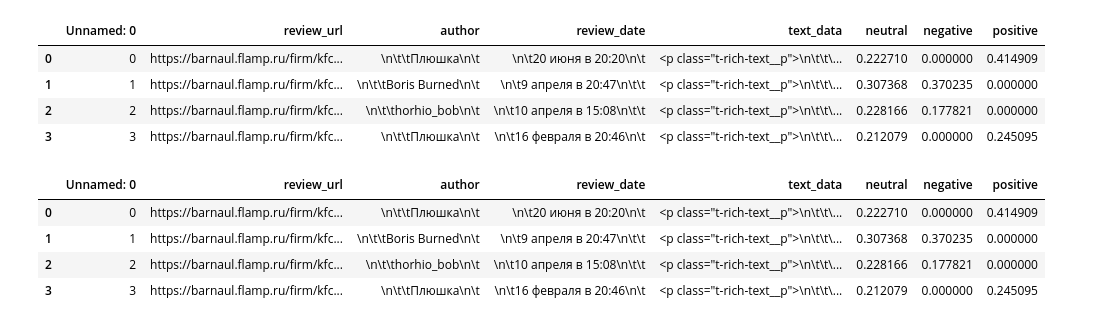
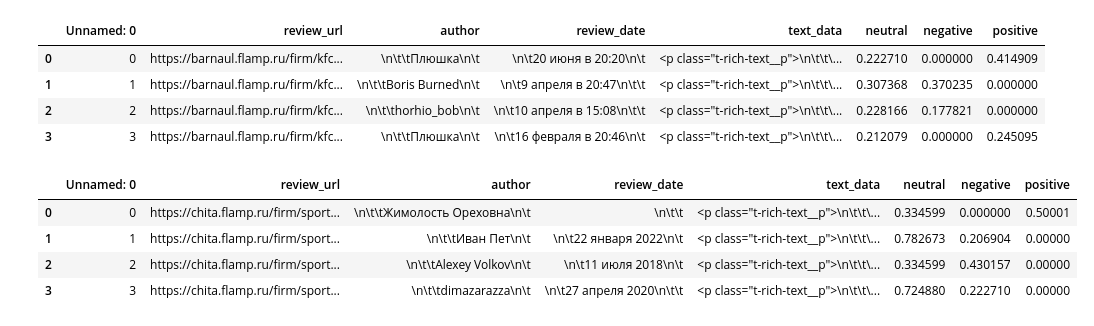
Before and after one commit to DieNice/acsi-notebooks, a Jupyter notebook: reviews-notebook.ipynb, the cells around one changed output. Drawn from its saved outputs; the diff is of its cells as text; code cells hidden in the pictures.

Commit message:
created reviews-notebook

```diff
--- a/reviews-notebook.ipynb
+++ b/reviews-notebook.ipynb
@@ -16,11 +17,11 @@ rost_reviews.head(4)
 # %%
 sport_reviews = pd.read_csv("data/Спортмастер_тональность.csv")
 # %%
-rost_reviews.head(4)
+sport_reviews.head(4)
 # %% [output]
 |  | Unnamed: 0 | review_url | author | review_date | text_data | neutral | negative | positive |
-| 0 | 0 | https://barnaul.flamp.ru/firm/kfc... | \n\t\tПлюшка\n\t | \n\t20 июня в 20:20\n\t | <p class="t-rich-text__p">\n\t\t\... | 0.222710 | 0.000000 | 0.414909 |
-| 1 | 1 | https://barnaul.flamp.ru/firm/kfc... | \n\t\tBoris Burned\n\t | \n\t9 апреля в 20:47\n\t\t | <p class="t-rich-text__p">\n\t\t\... | 0.307368 | 0.370235 | 0.000000 |
-| 2 | 2 | https://barnaul.flamp.ru/firm/kfc... | \n\t\thorhio_bob\n\t | \n\t10 апреля в 15:08\n\t\t | <p class="t-rich-text__p">\n\t\t\... | 0.228166 | 0.177821 | 0.000000 |
-| 3 | 3 | https://barnaul.flamp.ru/firm/kfc... | \n\t\tПлюшка\n\t | \n\t16 февраля в 20:46\n\t | <p class="t-rich-text__p">\n\t\t\... | 0.212079 | 0.000000 | 0.245095 |
+| 0 | 0 | https://chita.flamp.ru/firm/sport... | \n\t\tЖимолость Ореховна\n\t | \n\t\t | <p class="t-rich-text__p">\n\t\t\... | 0.334599 | 0.000000 | 0.50001 |
+| 1 | 1 | https://chita.flamp.ru/firm/sport... | \n\t\tИван Пет\n\t | \n\t22 января 2022\n\t | <p class="t-rich-text__p">\n\t\t\... | 0.782673 | 0.206904 | 0.00000 |
+| 2 | 2 | https://chita.flamp.ru/firm/sport... | \n\t\tAlexey Volkov\n\t | \n\t11 июля 2018\n\t | <p class="t-rich-text__p">\n\t\t\... | 0.334599 | 0.430157 | 0.00000 |
+| 3 | 3 | https://chita.flamp.ru/firm/sport... | \n\t\tdimazarazza\n\t | \n\t27 апреля 2020\n\t\t | <p class="t-rich-text__p">\n\t\t\... | 0.724880 | 0.222710 | 0.00000 |
 # %%
```
Also changed, not shown: parts of 13 cells of this notebook, 1 other file.
